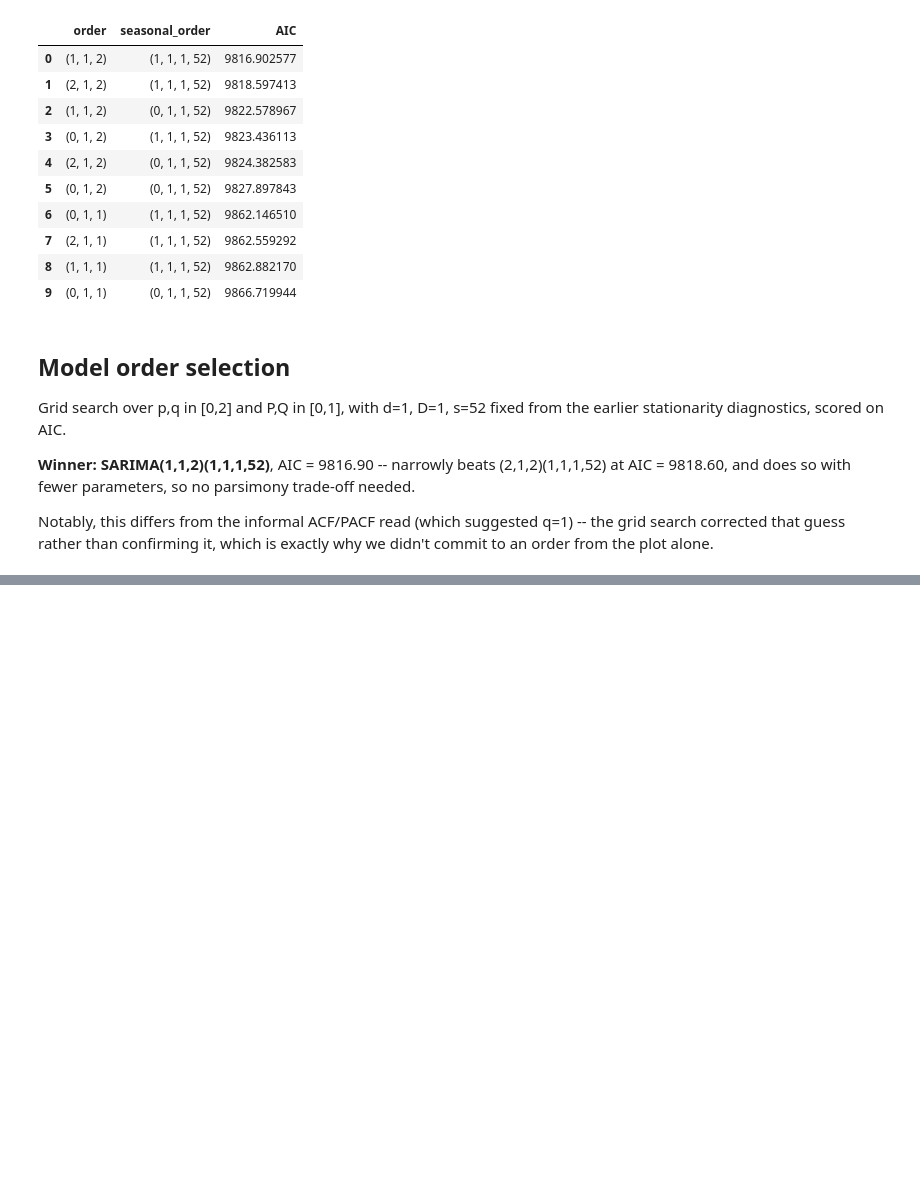
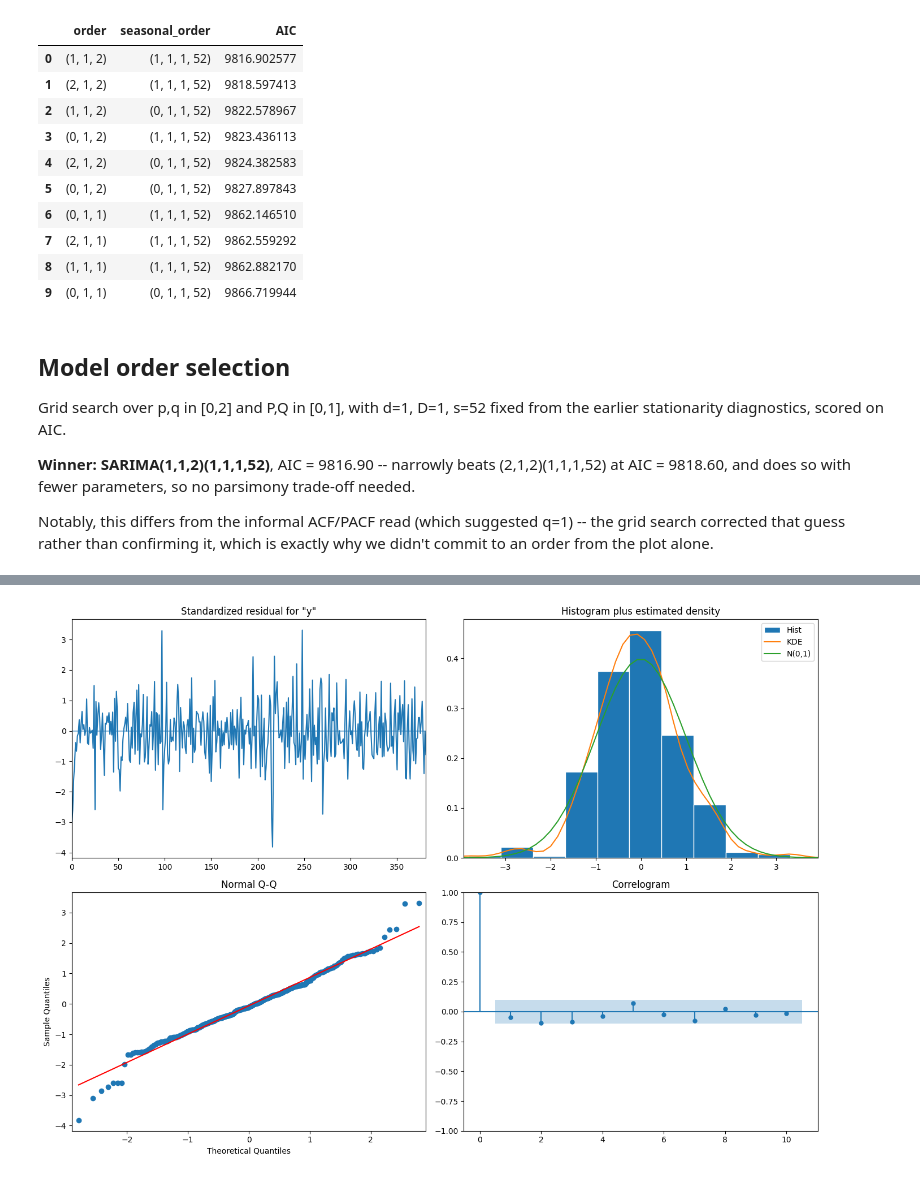
Before and after one commit to Ulfath16/retail-forecasting, a Jupyter notebook: notebooks/03_sarima.ipynb, the cells around one changed output, grey strips where cells are left out. Drawn from its saved outputs; the diff is of its cells as text; code cells hidden in the pictures; blank space fills up the shorter version.

Commit message:
Fit final SARIMA(1,1,2)(1,1,1,52), diagnose numerical stability, forecast and evaluate: 6.61% MAPE beats all baselines by ~20%

```diff
--- a/notebooks/03_sarima.ipynb
+++ b/notebooks/03_sarima.ipynb
@@ -285,0 +295,7 @@ didn't commit to an order from the plot alone.
+# %%
+final_order = (1, 1, 2)
+final_seasonal_order = (1, 1, 1, 52)
+
+final_model = SARIMAX(y_train, order=final_order, seasonal_order=final_seasonal_order)
+final_fit = final_model.fit(disp=False)
+print(final_fit.summary())
@@ -285,0 +320,6 @@ didn't commit to an order from the plot alone.
+# %%
+final_fit.plot_diagnostics(figsize=(14, 10))
+plt.tight_layout()
+plt.show()
+# %% [output]
+[figure, added]
```
Also changed, not shown: parts of 8 cells of this notebook.
